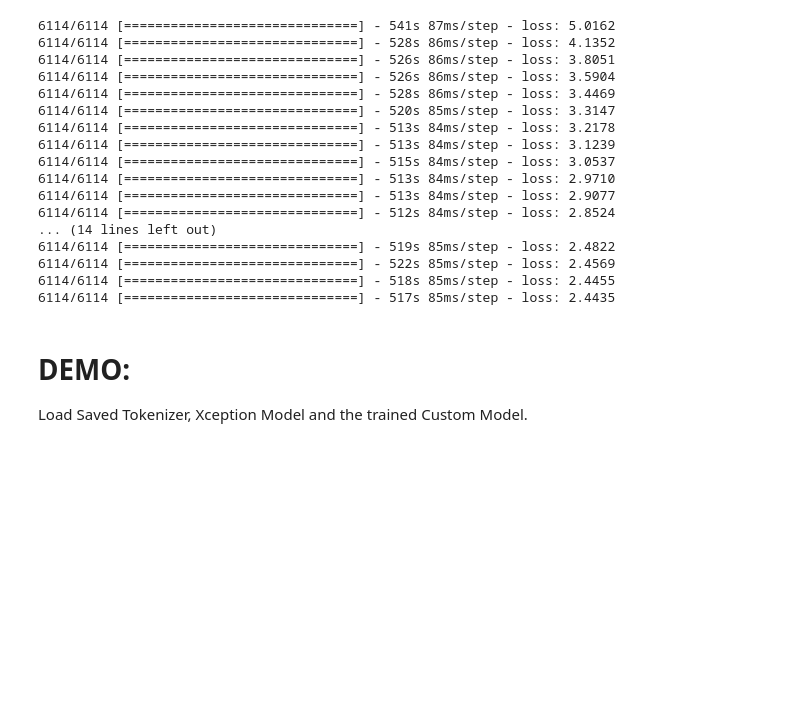
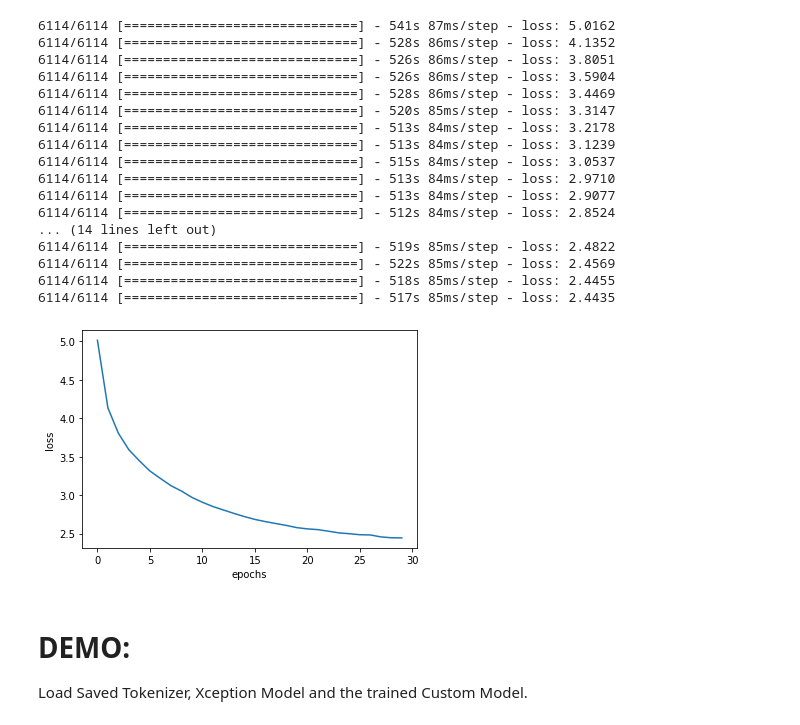
Before and after one commit to 0xLighty/CMPE-258-Project, a Jupyter notebook: notebook/image_captioning_30_epochs.ipynb, the cells around one changed output. Cells and saved outputs as stored; diff of their text form; code cells hidden in the pictures; blank space fills up the shorter version.

Commit message:
editing a notebook
Adding a plots and demo

```diff
--- a/notebook/image_captioning_30_epochs.ipynb
+++ b/notebook/image_captioning_30_epochs.ipynb
@@ -248,4 +244,4 @@ dict
 # %% [markdown]
 If not extracted:
 # %%
-model = Xception( include_top=False,pooling='avg')
+# model = Xception( include_top=False,pooling='avg')
@@ -256,21 +248,21 @@ Downloading data from https://storage.googleapis.com/tensorflow/keras-applicatio
 # %%
-def extract_features(directory):
-  model = Xception( include_top=False, pooling='avg' )
-  features = {}
-  for pic in tqdm(os.listdir(IMAGES_PATH)):
-           file = IMAGES_PATH + "/" + pic
-           image = Image.open(file)
-           image = image.resize((299,299))
-           image = np.expand_dims(image, axis=0)
-          #image = preprocess_input(image)
-           image = image/127.5
-           image = image - 1.0
-           feature = model.predict(image)
-           features[pic] = feature
-  return features
+# def extract_features(directory):
+#   model = Xception( include_top=False, pooling='avg' )
+#   features = {}
+#   for pic in tqdm(os.listdir(IMAGES_PATH)):
+#            file = IMAGES_PATH + "/" + pic
+#            image = Image.open(file)
+#            image = image.resize((299,299))
+#            image = np.expand_dims(image, axis=0)
+#           #image = preprocess_input(image)
+#            image = image/127.5
+#            image = image - 1.0
+#            feature = model.predict(image)
+#            features[pic] = feature
+#   return features
 
 #2048 feature vector
-features = extract_features('/content/Flicker8k_Dataset')
+# features = extract_features('/content/Flicker8k_Dataset')
 # dump(features, open("/content/drive/MyDrive/features.p","wb"))
 #to directly load the features from the pickle file.
 # features = load(open("/content/drive/MyDrive/features.p","rb"))
@@ -395,7 +383,7 @@ steps = len(train_descriptions)
 #os.mkdir("models")
 for i in range(epochs):
    generator = data_generator(train_descriptions, features, tokenizer, Max_length)
-   model.fit_generator(generator, epochs=1, steps_per_epoch= steps, verbose=1)
+   history = model.fit_generator(generator, epochs=1, steps_per_epoch= steps, verbose=1)
    model.save("/content/gdrive/MyDrive/Image Captioning/model_" + str(i) + ".h5")
 # %% [output]
 Descriptions: train= 6114
@@ -436,6 +424,13 @@ None
 dump(train_descriptions, open("/content/gdrive/MyDrive/Image Captioning/train_data.p","wb"))
 # %%
 dump(valid_data, open("/content/gdrive/MyDrive/Image Captioning/valid_data.p","wb"))
+# %%
+plt.plot(history.history['loss'])
+plt.ylabel('loss')
+plt.xlabel('epoch')
+plt.show()
+# %% [output]
+[figure, added]
 # %% [markdown]
 # DEMO:
 
```
Also changed, not shown: parts of 4 cells of this notebook, 1 other file.
